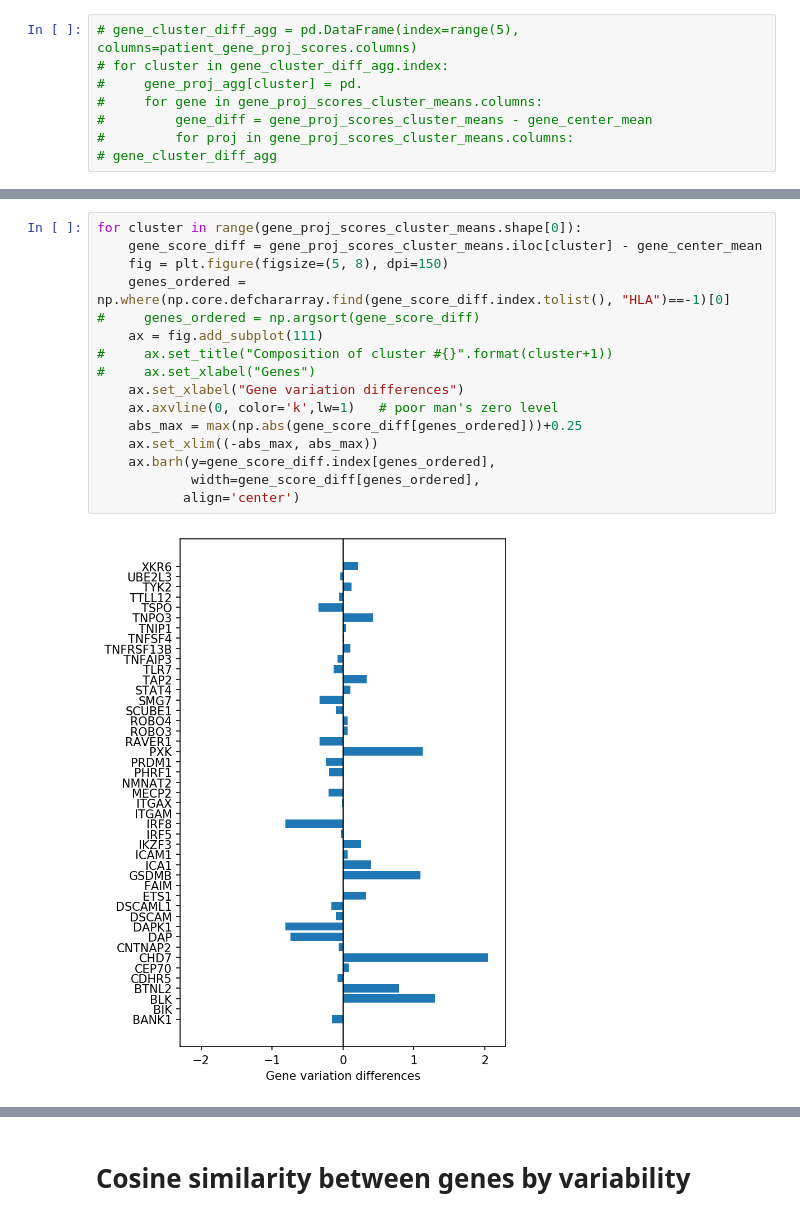
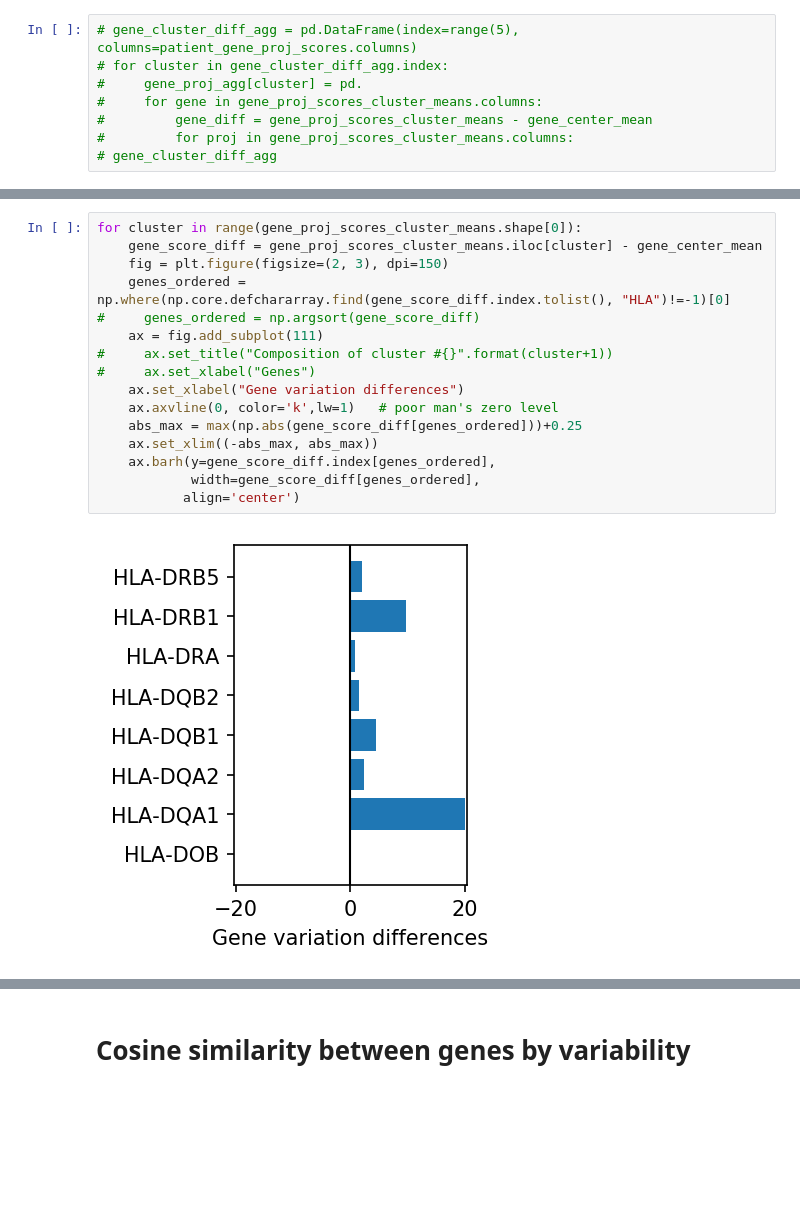
Before and after one commit to NCBI-Codeathons/SLEuth, a Jupyter notebook: notebooks/gene_feature_selection_from_cluster_results.ipynb, the cells around one changed output, grey strips where cells are left out. Drawn from its saved outputs; the diff is of its cells as text; blank space fills up the shorter version.

```diff
--- a/notebooks/gene_feature_selection_from_cluster_results.ipynb
+++ b/notebooks/gene_feature_selection_from_cluster_results.ipynb
@@ -96,18 +99,18 @@ np.where(np.core.defchararray.find(gene_score_diff.index.tolist(), "HLA")!=-1)
 # %%
 for cluster in range(gene_proj_scores_cluster_means.shape[0]):
     gene_score_diff = gene_proj_scores_cluster_means.iloc[cluster] - gene_center_mean
-    fig = plt.figure(figsize=(5, 8), dpi=150)
-    genes_ordered = np.where(np.core.defchararray.find(gene_score_diff.index.tolist(), "HLA")==-1)[0]
+    fig = plt.figure(figsize=(2, 3), dpi=150)
+    genes_ordered = np.where(np.core.defchararray.find(gene_score_diff.index.tolist(), "HLA")!=-1)[0]
 #     genes_ordered = np.argsort(gene_score_diff)
     ax = fig.add_subplot(111)
 #     ax.set_title("Composition of cluster #{}".format(cluster+1))
 #     ax.set_xlabel("Genes")
     ax.set_xlabel("Gene variation differences")
     ax.axvline(0, color='k',lw=1)   # poor man's zero level
     abs_max = max(np.abs(gene_score_diff[genes_ordered]))+0.25
     ax.set_xlim((-abs_max, abs_max))
     ax.barh(y=gene_score_diff.index[genes_ordered],
             width=gene_score_diff[genes_ordered],
            align='center')
 # %% [output]
-[figure, old version]
+[figure, new version]
```
Also changed, not shown: parts of 3 cells of this notebook, 7 other files.
